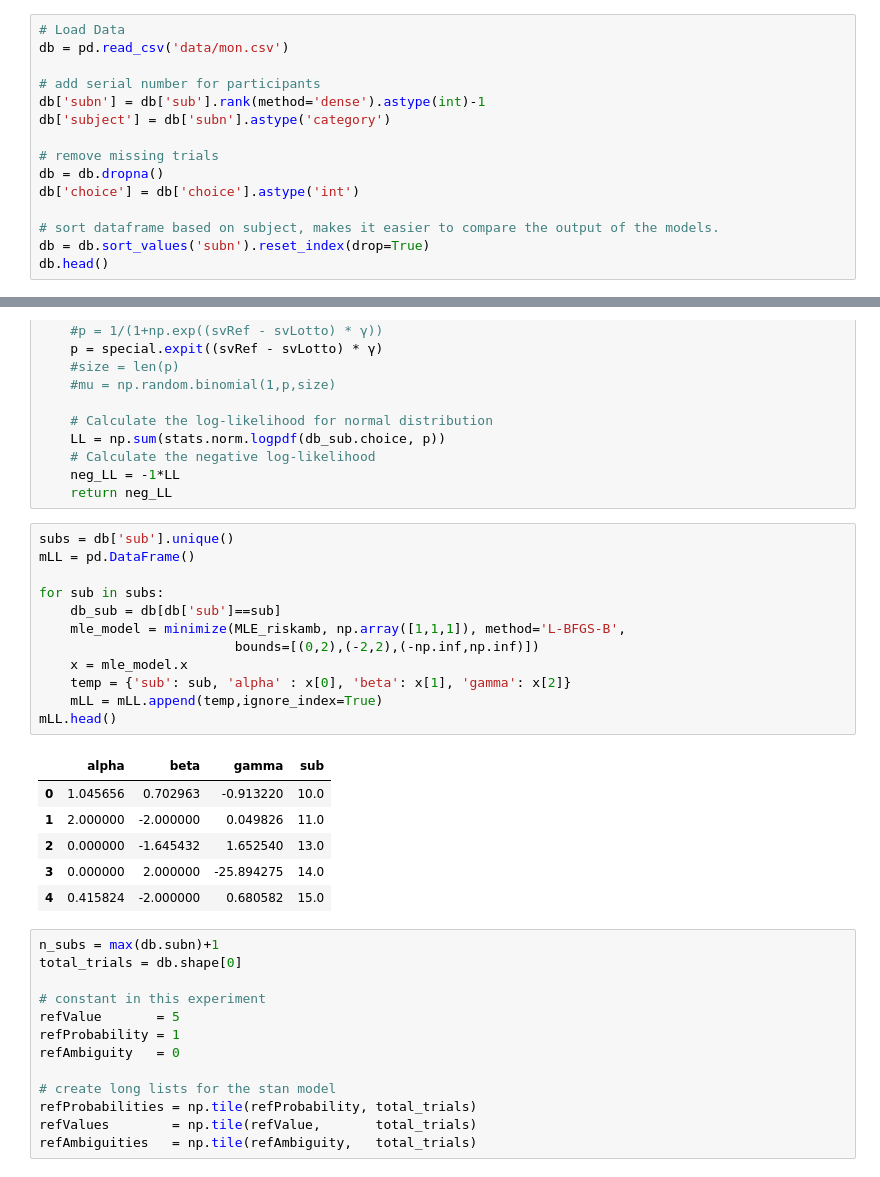
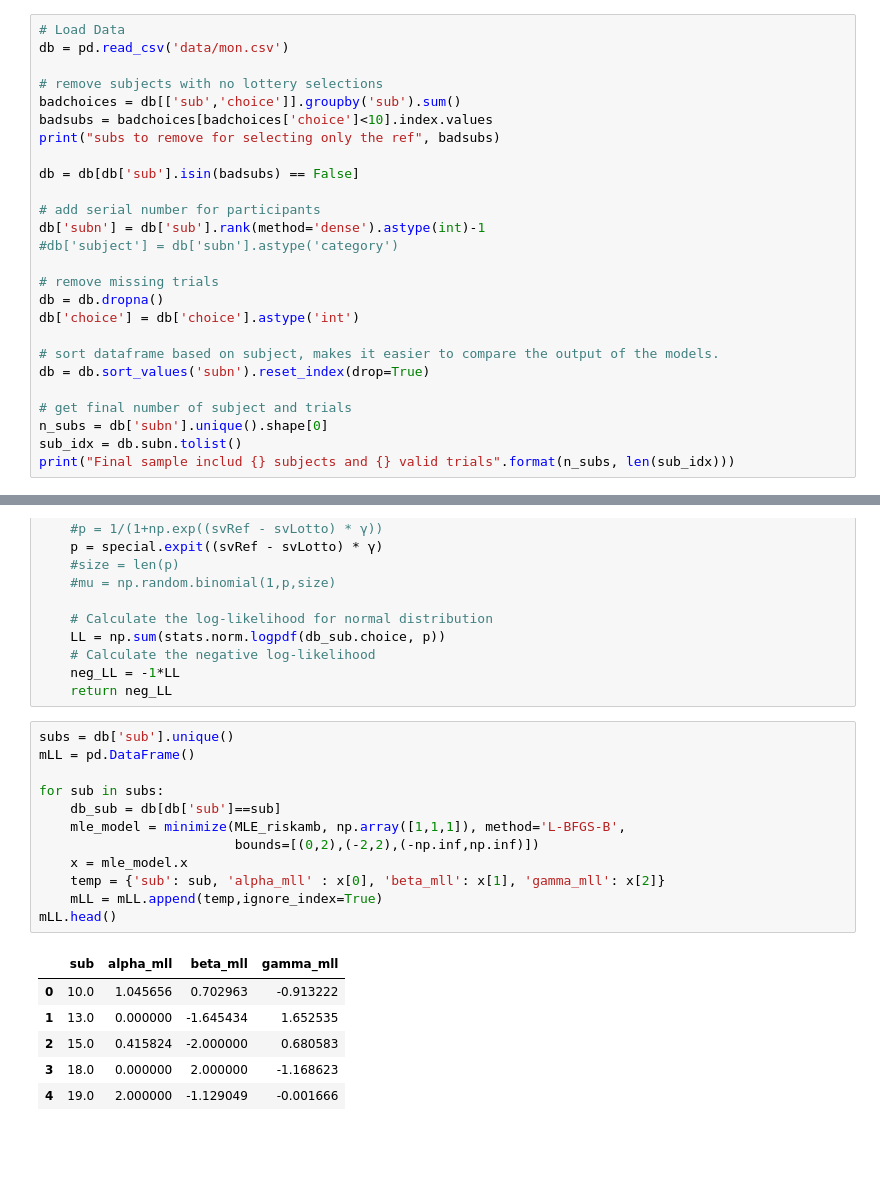
Before and after one commit to KoremNSN/Aging, a Jupyter notebook: RiskandAmbiguity/modelbased_analysis.ipynb, the cells around one changed output, grey strips where cells are left out. Saved outputs shown, nothing was run; the diff lists cells and outputs as text; blank space fills up the shorter version.

```diff
--- a/RiskandAmbiguity/modelbased_analysis.ipynb
+++ b/RiskandAmbiguity/modelbased_analysis.ipynb
@@ -13,9 +13,16 @@ import seaborn as sns
 # Load Data
 db = pd.read_csv('data/mon.csv')
 
+# remove subjects with no lottery selections
+badchoices = db[['sub','choice']].groupby('sub').sum()
+badsubs = badchoices[badchoices['choice']<10].index.values
+print("subs to remove for selecting only the ref", badsubs)
+
+db = db[db['sub'].isin(badsubs) == False]
+
 # add serial number for participants
 db['subn'] = db['sub'].rank(method='dense').astype(int)-1
-db['subject'] = db['subn'].astype('category')
+#db['subject'] = db['subn'].astype('category')
 
 # remove missing trials
 db = db.dropna()
@@ -23,5 +30,9 @@ db['choice'] = db['choice'].astype('int')
 
 # sort dataframe based on subject, makes it easier to compare the output of the models.
 db = db.sort_values('subn').reset_index(drop=True)
-db.head()
+
+# get final number of subject and trials
+n_subs = db['subn'].unique().shape[0]
+sub_idx = db.subn.tolist()
+print("Final sample includ {} subjects and {} valid trials".format(n_subs, len(sub_idx)))
 # %% [output]
@@ -52,32 +59,19 @@ def MLE_riskamb(parameters):
 # %%
 subs = db['sub'].unique()
 mLL = pd.DataFrame()
 
 for sub in subs:
     db_sub = db[db['sub']==sub]
     mle_model = minimize(MLE_riskamb, np.array([1,1,1]), method='L-BFGS-B',
                          bounds=[(0,2),(-2,2),(-np.inf,np.inf)])
     x = mle_model.x
-    temp = {'sub': sub, 'alpha' : x[0], 'beta': x[1], 'gamma': x[2]}
+    temp = {'sub': sub, 'alpha_mll' : x[0], 'beta_mll': x[1], 'gamma_mll': x[2]}
     mLL = mLL.append(temp,ignore_index=True)
 mLL.head()
 # %% [output]
-|  | alpha | beta | gamma | sub |
-| 0 | 1.045656 | 0.702963 | -0.913220 | 10.0 |
-| 1 | 2.000000 | -2.000000 | 0.049826 | 11.0 |
-| 2 | 0.000000 | -1.645432 | 1.652540 | 13.0 |
-| 3 | 0.000000 | 2.000000 | -25.894275 | 14.0 |
-| 4 | 0.415824 | -2.000000 | 0.680582 | 15.0 |
+|  | sub | alpha_mll | beta_mll | gamma_mll |
+| 0 | 10.0 | 1.045656 | 0.702963 | -0.913222 |
+| 1 | 13.0 | 0.000000 | -1.645434 | 1.652535 |
+| 2 | 15.0 | 0.415824 | -2.000000 | 0.680583 |
+| 3 | 18.0 | 0.000000 | 2.000000 | -1.168623 |
+| 4 | 19.0 | 2.000000 | -1.129049 | -0.001666 |
-# %%
-n_subs = max(db.subn)+1
-total_trials = db.shape[0]
-
-# constant in this experiment
-refValue       = 5
-refProbability = 1
-refAmbiguity   = 0
-
-# create long lists for the stan model
-refProbabilities = np.tile(refProbability, total_trials)
-refValues        = np.tile(refValue,       total_trials)
-refAmbiguities   = np.tile(refAmbiguity,   total_trials)
```
Also changed, not shown: parts of 31 cells of this notebook, 14 other files.
